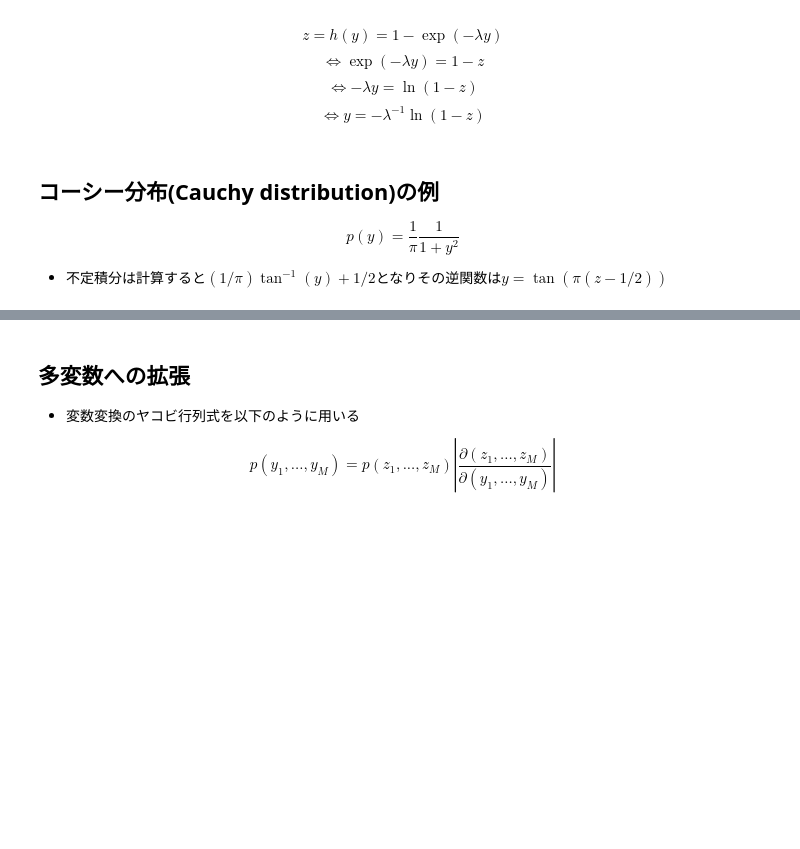
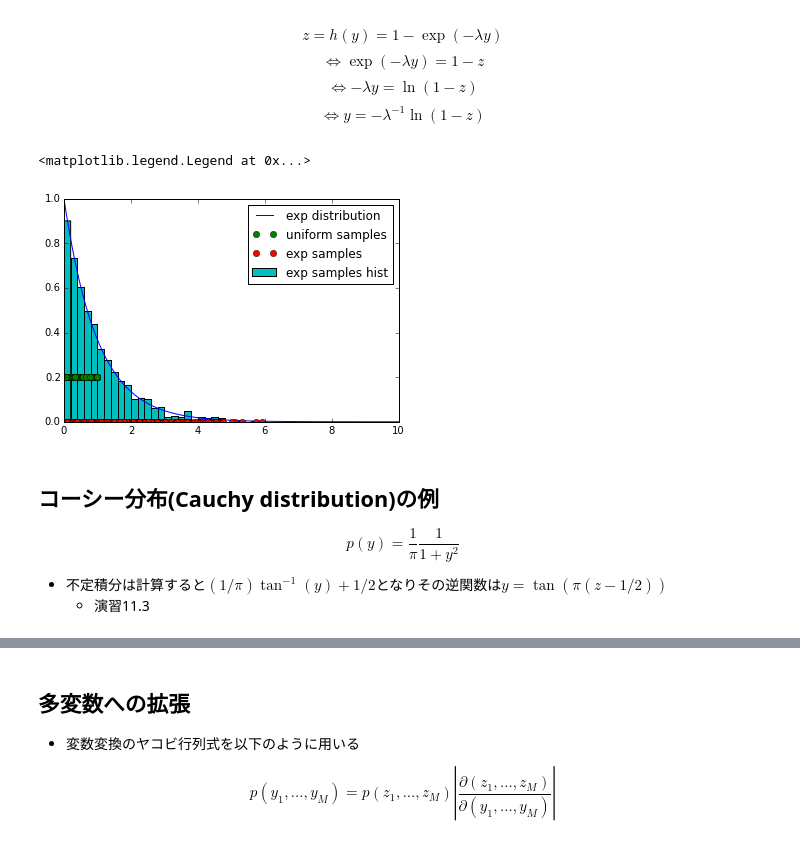
Before and after one commit to wrist/prml_ipynbs, a Jupyter notebook: chapter11/PRMLChapter11.ipynb, the cells around one changed output, grey strips where cells are left out. Cells and saved outputs as stored; diff of their text form; code cells hidden in the pictures; blank space fills up the shorter version.

```diff
--- a/chapter11/PRMLChapter11.ipynb
+++ b/chapter11/PRMLChapter11.ipynb
@@ -237,9 +237,41 @@ $$ z = h(y) = 1 - \exp(-\lambda y)$$
 $$ \iff \exp(-\lambda y) = 1 - z $$
 $$ \iff -\lambda y = \ln (1 - z) $$
 $$ \iff y = -\lambda^{-1} \ln (1-z) $$
+# %%
+def exp_dist(xs, exp_param=1.0):
+    return exp_param * np.exp(- exp_param * xs)
+
+def inv_integral_of_exp_dist(zs, exp_param=1.0):
+    return - np.log(1.0 - zs) / exp_param
+# %%
+from numpy.random import RandomState
+
+# 指数分布
+xs = np.linspace(0.0, 10.0, 1000)
+exps = exp_dist(xs)
+
+# 0.0 ~ 1.0の一様分布に従うサンプルを1000点生成
+# RandomStateの引数はseed
+zs = RandomState(1).uniform(0.0, 1.0, size=1000)
+
+# 変換式に従って指数分布のサンプルを生成
+ys = inv_integral_of_exp_dist(zs, 1.0)
+# %%
+fig = plt.figure(1)
+ax = fig.add_subplot(1, 1, 1)
+ax.plot(xs, exps) # 指数分布の描画
+ax.plot(zs, [0.2] * np.alen(zs), "o") # 一様分布のサンプル点
+ax.plot(ys, [0.0] * np.alen(ys), "o") # 指数分布のサンプル点
+ # 指数分布のサンプル点の正規化ヒストグラム
+n, bins, patches = ax.hist(ys, bins=50, normed=True, range=(0.0, 10.0))
+ax.legend(["exp distribution", "uniform samples", "exp samples", "exp samples hist"])
+# %% [output]
+<matplotlib.legend.Legend at 0x...>
+[figure, added]
 # %% [markdown]
 ## コーシー分布(Cauchy distribution)の例 ##
 
 $$ p(y) = \frac{1}{\pi}\frac{1}{1+y^2} $$
 
 * 不定積分は計算すると$ (1/\pi) \tan^{-1}(y) + 1/2 $となりその逆関数は$y=\tan(\pi(z-1/2))$
+    * 演習11.3
```
Also changed, not shown: parts of 37 cells of this notebook, 1 other file.
